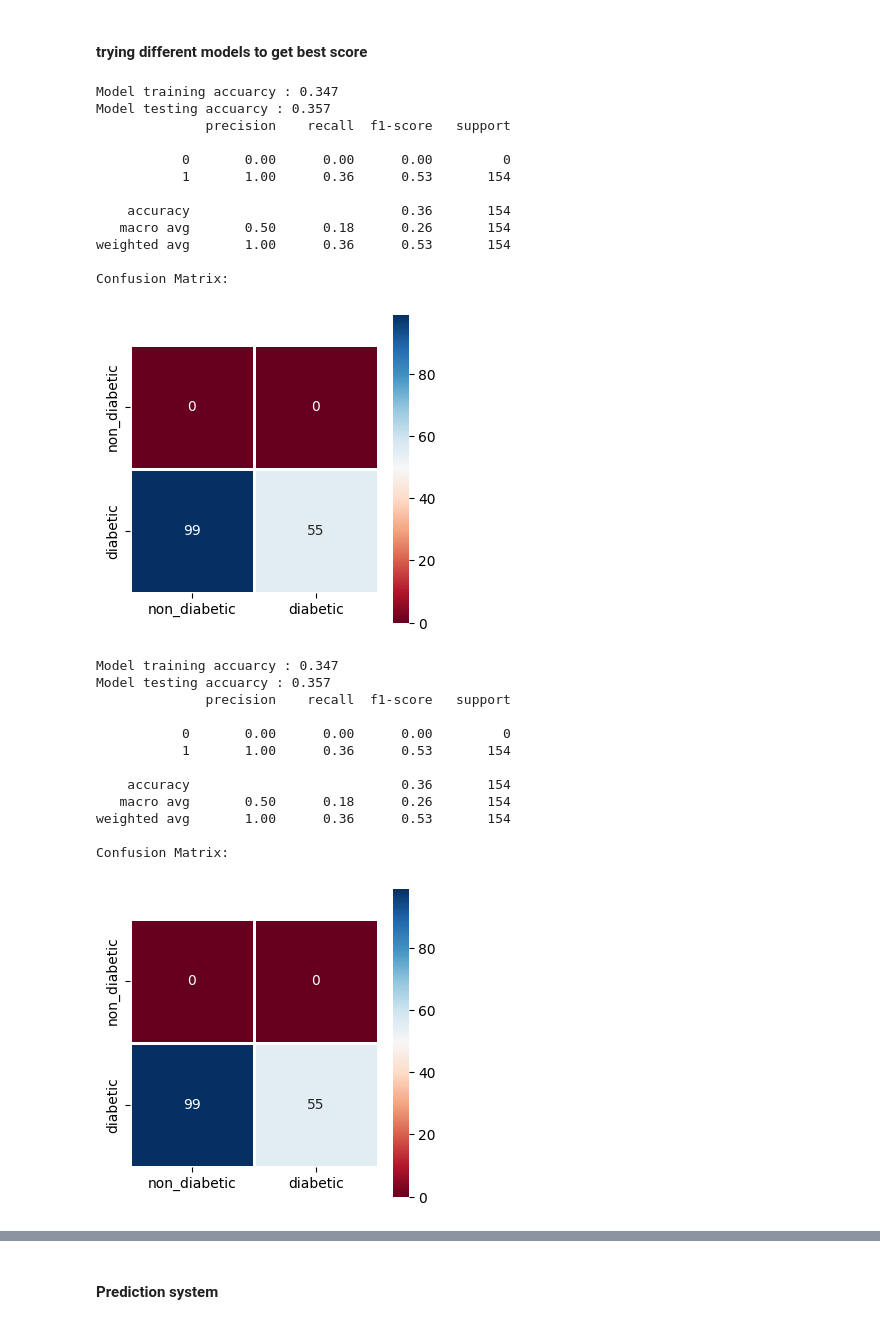
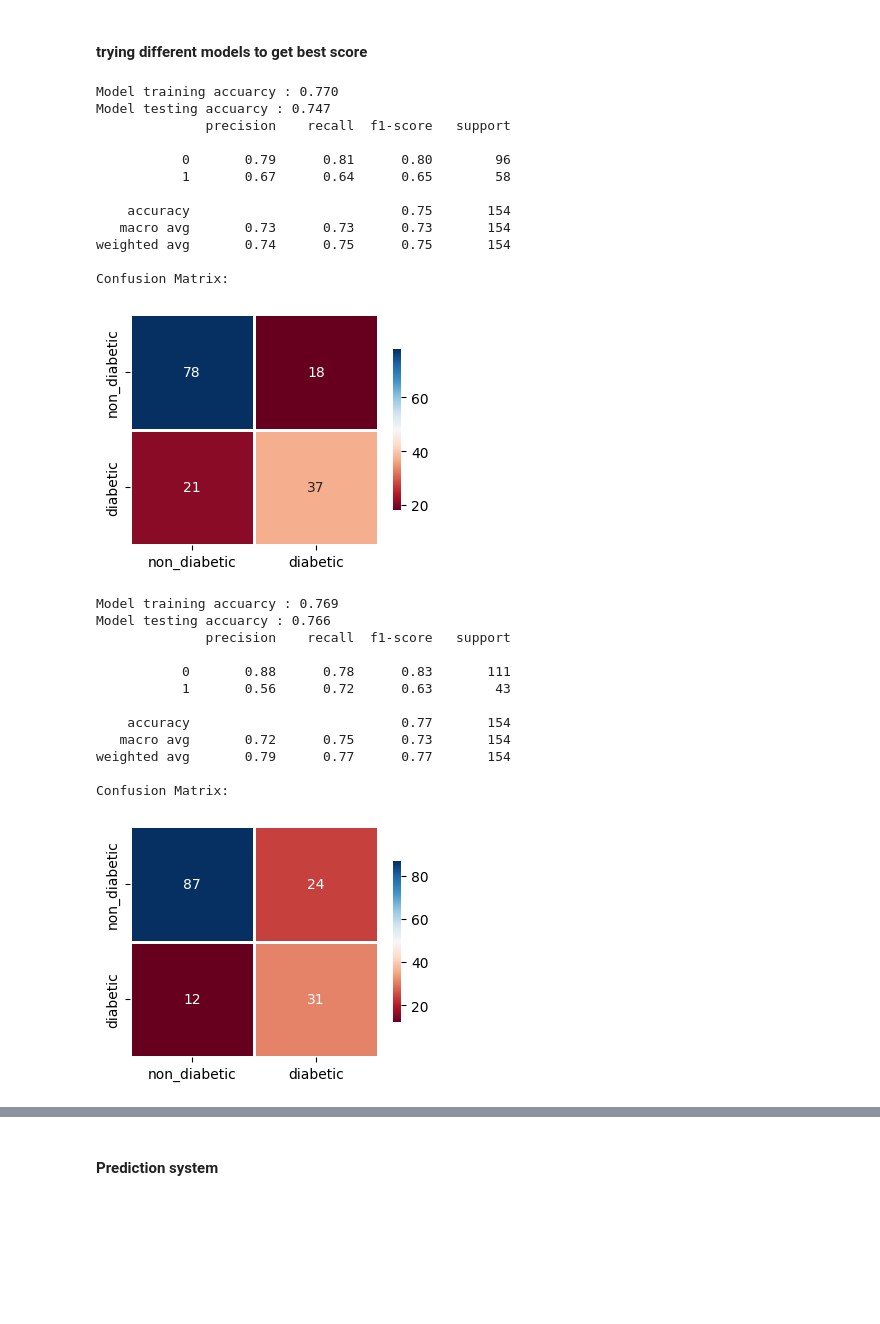
Before and after one commit to palpratik56/various-disease-prediction, a Jupyter notebook: diabetes/diabetes_pred.ipynb, the cells around one changed output, grey strips where cells are left out. Drawn from its saved outputs; the diff is of its cells as text; code cells hidden in the pictures; blank space fills up the shorter version.

Commit message:
Model Improved

```diff
--- a/diabetes/diabetes_pred.ipynb
+++ b/diabetes/diabetes_pred.ipynb
@@ -127,7 +123,7 @@ X_te_sc = sc.transform(X_te)
 #helper function to train the model and evaluate accuracy score
 def model_tr_eval(clf):
     model = clf
-    model.fit(X_tr_sc, y_tr)
+    model.fit(X_tr, y_tr)
     #training
     X_pred_tr = model.predict(X_tr)
     print(f'Model training accuarcy : {accuracy_score(X_pred_tr,y_tr):.3f}')
@@ -138,40 +134,40 @@ def model_tr_eval(clf):
     print('Confusion Matrix:')
     cm = confusion_matrix(X_pred,y_te)
     lbl = ['non_diabetic','diabetic']
-    plt.figure(figsize=(4,4))
-    sns.heatmap(cm, annot=True, cmap='RdBu', linewidths=1, xticklabels=lbl, yticklabels=lbl, square=True)
+    plt.figure(figsize=(4,3))
+    sns.heatmap(cm, annot=True, cmap='RdBu', linewidths=1, xticklabels=lbl, yticklabels=lbl,cbar_kws={'shrink':0.7})
 # %% [markdown]
 #### **trying different models to get best score**
 # %%
-model_tr_eval(LogisticRegression())
+model_tr_eval(LogisticRegression(max_iter=200))
 # %% [output]
-Model training accuarcy : 0.347
-Model testing accuarcy : 0.357
+Model training accuarcy : 0.770
+Model testing accuarcy : 0.747
               precision    recall  f1-score   support
 
-           0       0.00      0.00      0.00         0
-           1       1.00      0.36      0.53       154
+           0       0.79      0.81      0.80        96
+           1       0.67      0.64      0.65        58
 
-    accuracy                           0.36       154
-   macro avg       0.50      0.18      0.26       154
-weighted avg       1.00      0.36      0.53       154
+    accuracy                           0.75       154
+   macro avg       0.73      0.73      0.73       154
+weighted avg       0.74      0.75      0.75       154
 
 Confusion Matrix:
-[figure, old version]
+[figure, new version]
 # %%
-model_tr_eval(svm.SVC(kernel='linear'))
+model_tr_eval(svm.SVC())
 # %% [output]
-Model training accuarcy : 0.347
-Model testing accuarcy : 0.357
+Model training accuarcy : 0.769
+Model testing accuarcy : 0.766
               precision    recall  f1-score   support
 
-           0       0.00      0.00      0.00         0
-           1       1.00      0.36      0.53       154
+           0       0.88      0.78      0.83       111
+           1       0.56      0.72      0.63        43
 
-    accuracy                           0.36       154
-   macro avg       0.50      0.18      0.26       154
-weighted avg       1.00      0.36      0.53       154
+    accuracy                           0.77       154
+   macro avg       0.72      0.75      0.73       154
+weighted avg       0.79      0.77      0.77       154
 
 Confusion Matrix:
-[figure, old version]
+[figure, new version]
 # %%
```
Also changed, not shown: parts of 16 cells of this notebook, 3 other files.
